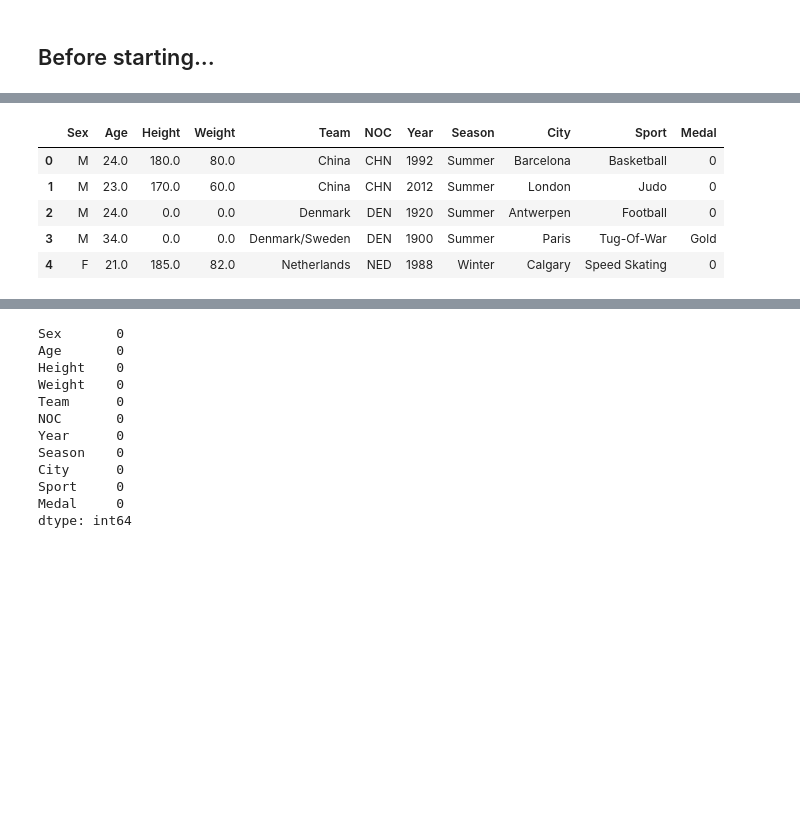
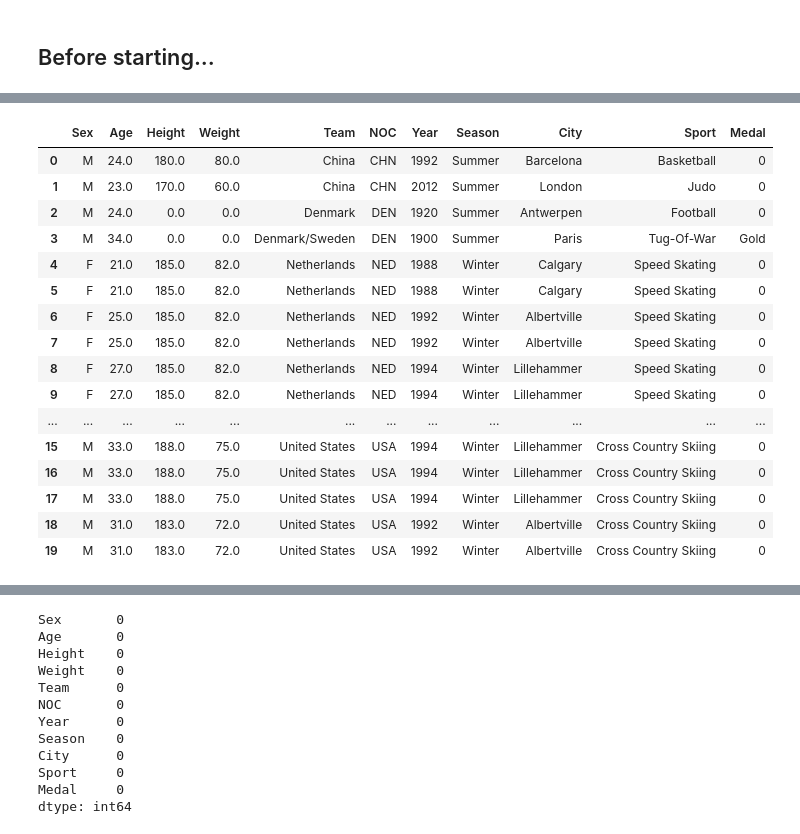
Before and after one commit to ErickaBermudez/ds-olympics, a Jupyter notebook: final.ipynb, the cells around one changed output, grey strips where cells are left out. Drawn from its saved outputs; the diff is of its cells as text; code cells hidden in the pictures; blank space fills up the shorter version.

```diff
--- a/final.ipynb
+++ b/final.ipynb
@@ -31,11 +31,22 @@ df_athletes.head()
 # %%
 df_athletes = df_athletes.drop( columns=["Name","ID","Games","Event"])
 df_athletes=df_athletes.fillna(0)
-df_athletes.head()
+df_athletes.head(20)
 # %% [output]
 |  | Sex | Age | Height | Weight | Team | NOC | Year | Season | City | Sport | Medal |
 | 0 | M | 24.0 | 180.0 | 80.0 | China | CHN | 1992 | Summer | Barcelona | Basketball | 0 |
 | 1 | M | 23.0 | 170.0 | 60.0 | China | CHN | 2012 | Summer | London | Judo | 0 |
 | 2 | M | 24.0 | 0.0 | 0.0 | Denmark | DEN | 1920 | Summer | Antwerpen | Football | 0 |
 | 3 | M | 34.0 | 0.0 | 0.0 | Denmark/Sweden | DEN | 1900 | Summer | Paris | Tug-Of-War | Gold |
 | 4 | F | 21.0 | 185.0 | 82.0 | Netherlands | NED | 1988 | Winter | Calgary | Speed Skating | 0 |
+| 5 | F | 21.0 | 185.0 | 82.0 | Netherlands | NED | 1988 | Winter | Calgary | Speed Skating | 0 |
+| 6 | F | 25.0 | 185.0 | 82.0 | Netherlands | NED | 1992 | Winter | Albertville | Speed Skating | 0 |
+| 7 | F | 25.0 | 185.0 | 82.0 | Netherlands | NED | 1992 | Winter | Albertville | Speed Skating | 0 |
+| 8 | F | 27.0 | 185.0 | 82.0 | Netherlands | NED | 1994 | Winter | Lillehammer | Speed Skating | 0 |
+| 9 | F | 27.0 | 185.0 | 82.0 | Netherlands | NED | 1994 | Winter | Lillehammer | Speed Skating | 0 |
+| ... | ... | ... | ... | ... | ... | ... | ... | ... | ... | ... | ... |
+| 15 | M | 33.0 | 188.0 | 75.0 | United States | USA | 1994 | Winter | Lillehammer | Cross Country Skiing | 0 |
+| 16 | M | 33.0 | 188.0 | 75.0 | United States | USA | 1994 | Winter | Lillehammer | Cross Country Skiing | 0 |
+| 17 | M | 33.0 | 188.0 | 75.0 | United States | USA | 1994 | Winter | Lillehammer | Cross Country Skiing | 0 |
+| 18 | M | 31.0 | 183.0 | 72.0 | United States | USA | 1992 | Winter | Albertville | Cross Country Skiing | 0 |
+| 19 | M | 31.0 | 183.0 | 72.0 | United States | USA | 1992 | Winter | Albertville | Cross Country Skiing | 0 |
```
Also changed, not shown: parts of 15 cells of this notebook.
